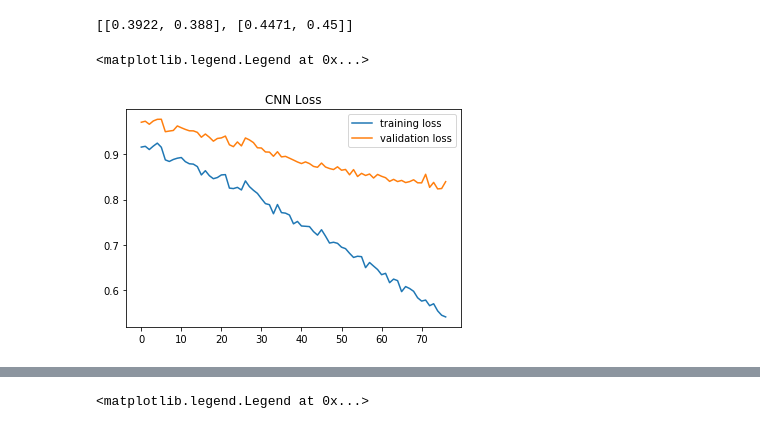
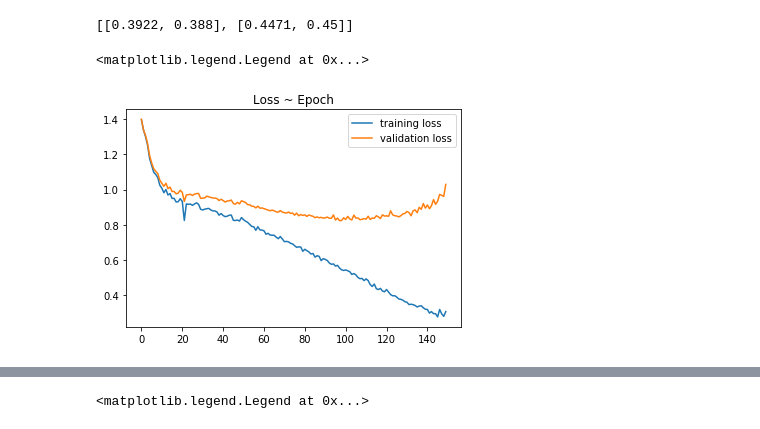
Before and after one commit to ren-e1011/DL0101, a Jupyter notebook: Tutorial2/Homework_1.ipynb, the cells around one changed output, grey strips where cells are left out. Drawn from its saved outputs; the diff is of its cells as text; code cells hidden in the pictures.

Commit message:
graphs for 150 epochs -- overfit

```diff
--- a/Tutorial2/Homework_1.ipynb
+++ b/Tutorial2/Homework_1.ipynb
@@ -689,3 +751,5 @@ accuracy_vs_epoch_115 = [[0.3922, 0.388],
                          [0.6677, 0.6592],
                          [0.6455, 0.6324],
                          [0.6536, 0.6456]]
+# %%
+loss_vs_epoch = np.concatenate((loss_vs_epoch_115,loss_vs_epoch_1523,loss_vs_epoch_23100,loss_vs_epoch_101150))
@@ -693,11 +759,11 @@ accuracy_vs_epoch_115 = [[0.3922, 0.388],
 import matplotlib.pyplot as plt
 # %%
 loss_vs_epoch = np.array(loss_vs_epoch)
-plt.title('CNN Loss')
+plt.title('Loss ~ Epoch')
 plt.plot(loss_vs_epoch[:,0][1:],label='training loss')
 plt.plot(loss_vs_epoch[:,1][1:],label='validation loss')
 
 plt.legend()
 # %% [output]
 <matplotlib.legend.Legend at 0x...>
-[figure, old version]
+[figure, new version]
```
Also changed, not shown: parts of 7 cells of this notebook.
